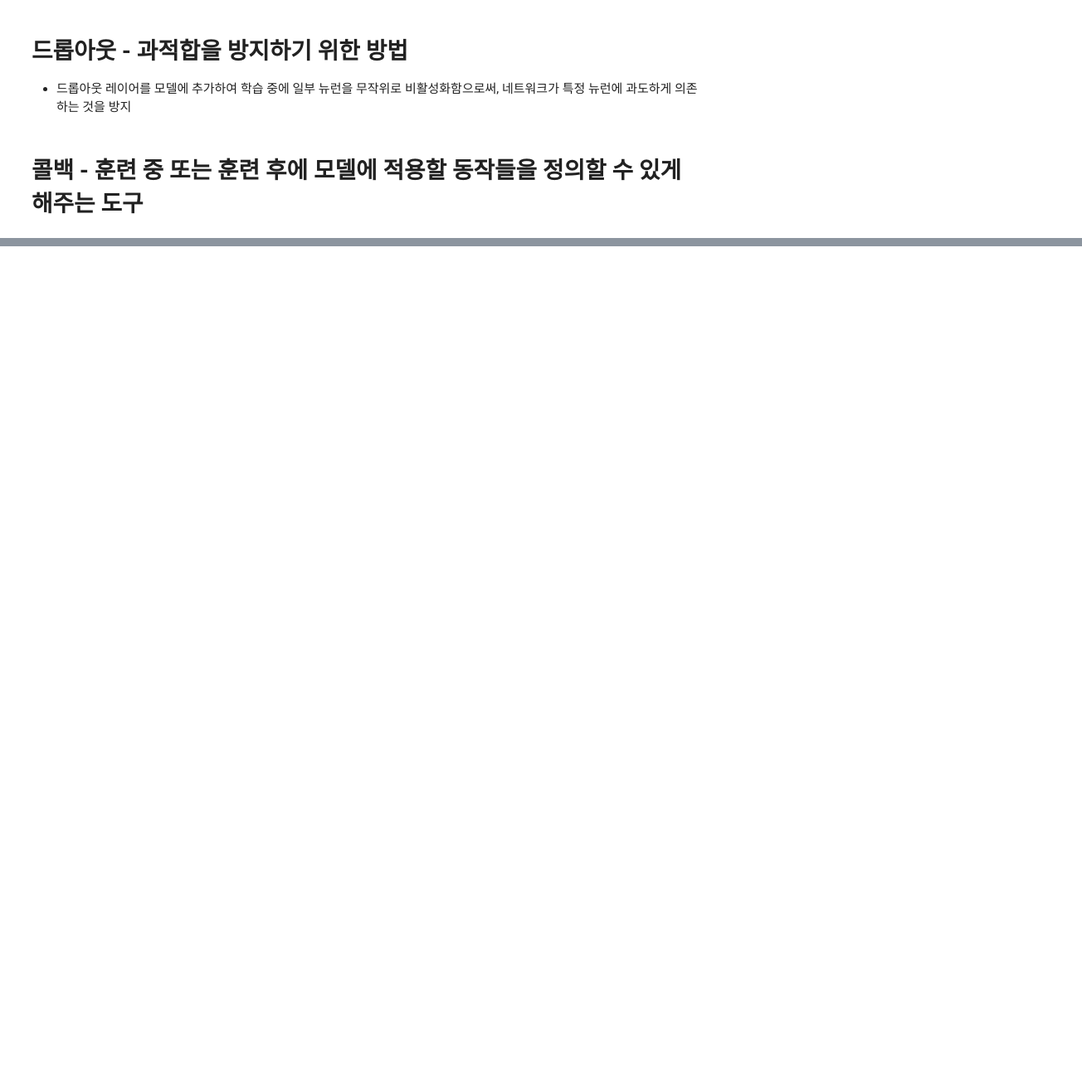
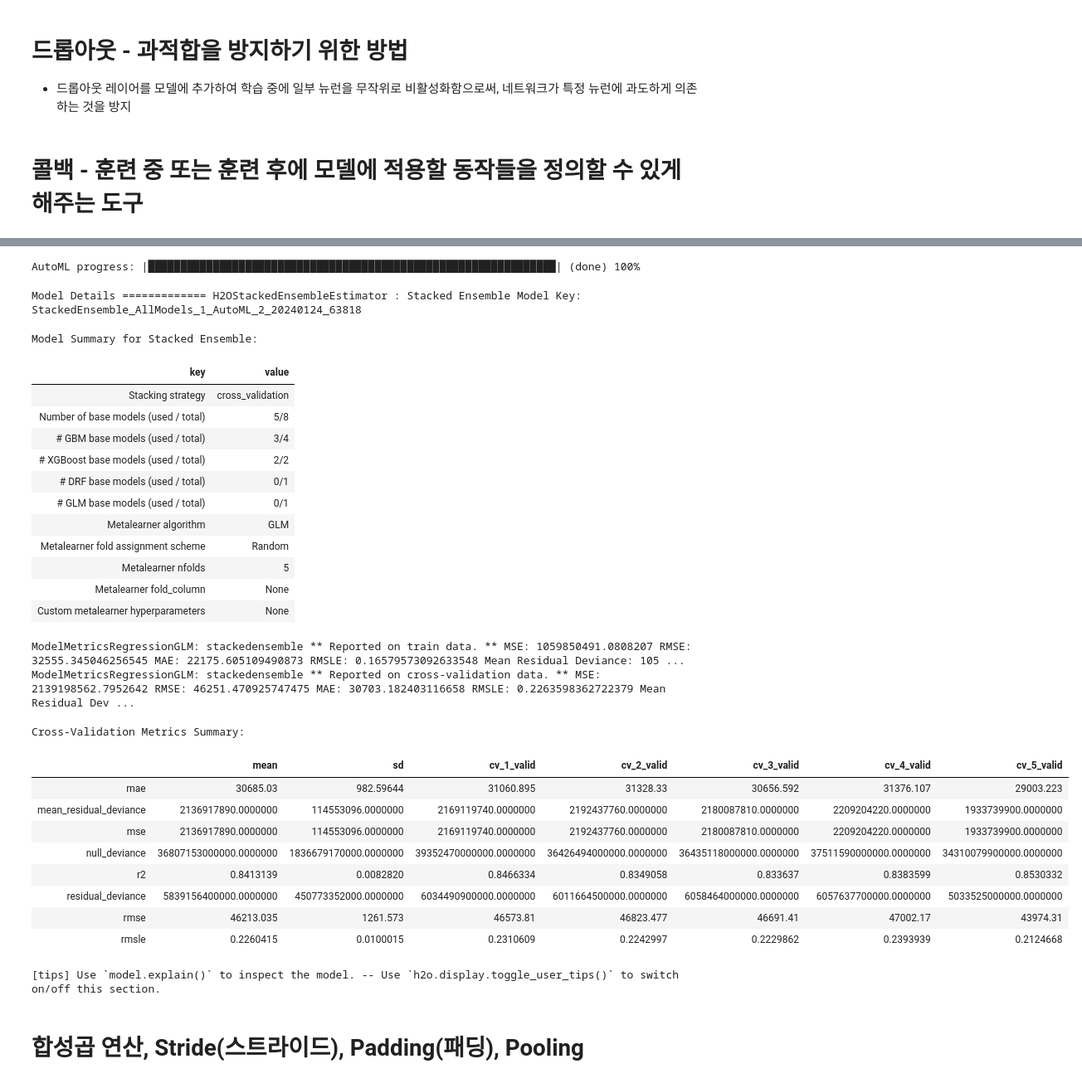
Before and after one commit to helloghostt/modu, a Jupyter notebook: 20240124_day18.ipynb, the cells around one changed output, grey strips where cells are left out. Shown at 83% size. Cells and saved outputs as stored; diff of their text form; code cells hidden in the pictures; blank space fills up the shorter version.

```diff
--- a/20240124_day18.ipynb
+++ b/20240124_day18.ipynb
@@ -885,0 +1216,41 @@ history = dropout_model.fit(
+# %%
+# 3. 데이터 분할
+# 'medv' 열은 보스턴 주택 데이터셋의 목표 변수 (주택의 중간 가격)
+response = "median_house_value"
+train, test = data.split_frame(ratios=[0.8])
+# %%
+# 4. AutoML 실행
+# max_runtime_secs은 모델 학습에 허용된 최대 시간을 지정
+aml = H2OAutoML(max_runtime_secs=120, seed=1)
+aml.train(y=response, training_frame=train)
+# %% [output]
+AutoML progress: |███████████████████████████████████████████████████████████████| (done) 100%
+Model Details ============= H2OStackedEnsembleEstimator : Stacked Ensemble Model Key: StackedEnsemble_AllModels_1_AutoML_2_20240124_63818
+Model Summary for Stacked Ensemble:
+| key | value |
+| Stacking strategy | cross_validation |
+| Number of base models (used / total) | 5/8 |
+| # GBM base models (used / total) | 3/4 |
+| # XGBoost base models (used / total) | 2/2 |
+| # DRF base models (used / total) | 0/1 |
+| # GLM base models (used / total) | 0/1 |
+| Metalearner algorithm | GLM |
+| Metalearner fold assignment scheme | Random |
+| Metalearner nfolds | 5 |
+| Metalearner fold_column | None |
+| Custom metalearner hyperparameters | None |
+ModelMetricsRegressionGLM: stackedensemble ** Reported on train data. ** MSE: 1059850491.0808207 RMSE: 32555.345046256545 MAE: 22175.605109490873 RMSLE: 0.16579573092633548 Mean Residual Deviance: 105 ...
+ModelMetricsRegressionGLM: stackedensemble ** Reported on cross-validation data. ** MSE: 2139198562.7952642 RMSE: 46251.470925747475 MAE: 30703.182403116658 RMSLE: 0.2263598362722379 Mean Residual Dev ...
+Cross-Validation Metrics Summary:
+|  | mean | sd | cv_1_valid | cv_2_valid | cv_3_valid | cv_4_valid | cv_5_valid |
+| mae | 30685.03 | 982.59644 | 31060.895 | 31328.33 | 30656.592 | 31376.107 | 29003.223 |
+| mean_residual_deviance | 2136917890.0000000 | 114553096.0000000 | 2169119740.0000000 | 2192437760.0000000 | 2180087810.0000000 | 2209204220.0000000 | 1933739900.0000000 |
+| mse | 2136917890.0000000 | 114553096.0000000 | 2169119740.0000000 | 2192437760.0000000 | 2180087810.0000000 | 2209204220.0000000 | 1933739900.0000000 |
+| null_deviance | 36807153000000.0000000 | 1836679170000.0000000 | 39352470000000.0000000 | 36426494000000.0000000 | 36435118000000.0000000 | 37511590000000.0000000 | 34310079900000.0000000 |
+| r2 | 0.8413139 | 0.0082820 | 0.8466334 | 0.8349058 | 0.833637 | 0.8383599 | 0.8530332 |
+| residual_deviance | 5839156400000.0000000 | 450773352000.0000000 | 6034490900000.0000000 | 6011664500000.0000000 | 6058464000000.0000000 | 6057637700000.0000000 | 5033525000000.0000000 |
+| rmse | 46213.035 | 1261.573 | 46573.81 | 46823.477 | 46691.41 | 47002.17 | 43974.31 |
+| rmsle | 0.2260415 | 0.0100015 | 0.2310609 | 0.2242997 | 0.2229862 | 0.2393939 | 0.2124668 |
+[tips] Use `model.explain()` to inspect the model. -- Use `h2o.display.toggle_user_tips()` to switch on/off this section.
+# %% [markdown]
+# 합성곱 연산,  Stride(스트라이드), Padding(패딩), Pooling
```
Also changed, not shown: parts of 22 cells of this notebook.
